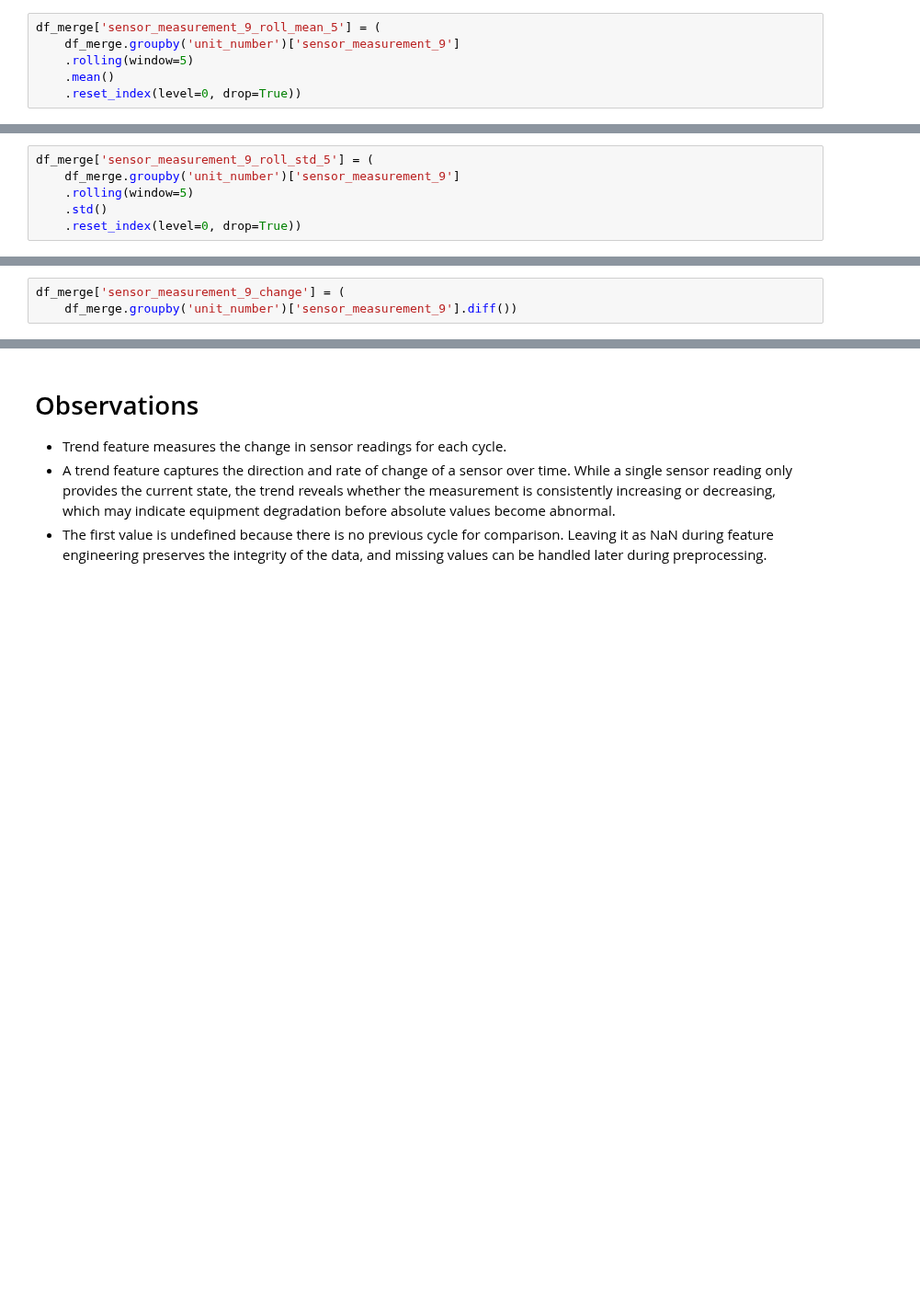
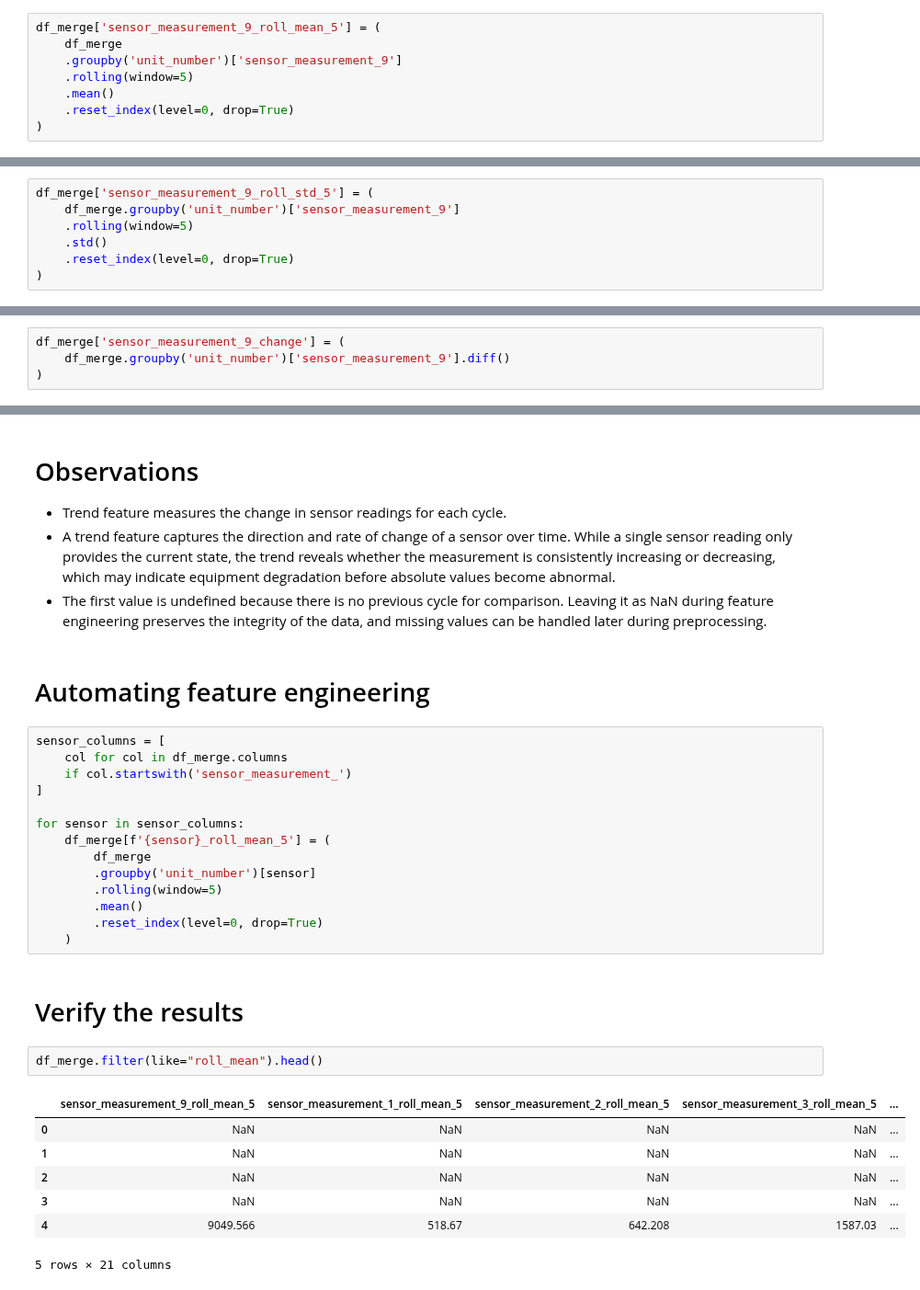
Before and after one commit to morgan-swe/Nasa-Rocket-Engine-Predictive-Maintenance, a Jupyter notebook: notebooks/05_feature_engineering.ipynb, the cells around one changed output, grey strips where cells are left out. Shown at 92% size. Saved outputs shown, nothing was run; the diff lists cells and outputs as text; blank space fills up the shorter version.

Commit message:
Automate rolling mean

```diff
--- a/notebooks/05_feature_engineering.ipynb
+++ b/notebooks/05_feature_engineering.ipynb
@@ -84,10 +84,12 @@ df_merge.to_csv(output_dir + "/train_FD001_with_RUL.csv", index=False)
 This section creates rolling averages for important sensors to capture recent engine behavior.
 # %%
 df_merge['sensor_measurement_9_roll_mean_5'] = (
-    df_merge.groupby('unit_number')['sensor_measurement_9']
+    df_merge
+    .groupby('unit_number')['sensor_measurement_9']
     .rolling(window=5)
     .mean()
-    .reset_index(level=0, drop=True))
+    .reset_index(level=0, drop=True)
+)
 # %% [markdown]
 ## Verifying results
 # %%
@@ -135,7 +137,8 @@ df_merge['sensor_measurement_9_roll_std_5'] = (
     df_merge.groupby('unit_number')['sensor_measurement_9']
     .rolling(window=5)
     .std()
-    .reset_index(level=0, drop=True))
+    .reset_index(level=0, drop=True)
+)
 # %% [markdown]
 ## Verifying the results
 # %%
@@ -184,7 +187,8 @@ fig.legend(loc='upper right')
 This section creates features that measure how quickly sensor values change over time.
 # %%
 df_merge['sensor_measurement_9_change'] = (
-    df_merge.groupby('unit_number')['sensor_measurement_9'].diff())
+    df_merge.groupby('unit_number')['sensor_measurement_9'].diff()
+)
 # %% [markdown]
 ## Verifying the results
 # %%
@@ -229,3 +233,31 @@ fig.legend(lines1 + lines2, labels1 + labels2, loc='upper right')
 - Trend feature measures the change in sensor readings for each cycle.
 - A trend feature captures the direction and rate of change of a sensor over time. While a single sensor reading only provides the current state, the trend reveals whether the measurement is consistently increasing or decreasing, which may indicate equipment degradation before absolute values become abnormal.
 - The first value is undefined because there is no previous cycle for comparison. Leaving it as NaN during feature engineering preserves the integrity of the data, and missing values can be handled later during preprocessing.
+# %% [markdown]
+# Automating feature engineering
+# %%
+sensor_columns = [
+    col for col in df_merge.columns
+    if col.startswith('sensor_measurement_')
+]
+
+for sensor in sensor_columns:
+    df_merge[f'{sensor}_roll_mean_5'] = (
+        df_merge
+        .groupby('unit_number')[sensor]
+        .rolling(window=5)
+        .mean()
+        .reset_index(level=0, drop=True)
+    )
+# %% [markdown]
+# Verify the results
+# %%
+df_merge.filter(like="roll_mean").head()
+# %% [output]
+|  | sensor_measurement_9_roll_mean_5 | sensor_measurement_1_roll_mean_5 | sensor_measurement_2_roll_mean_5 | sensor_measurement_3_roll_mean_5 | ... |
+| 0 | NaN | NaN | NaN | NaN | ... |
+| 1 | NaN | NaN | NaN | NaN | ... |
+| 2 | NaN | NaN | NaN | NaN | ... |
+| 3 | NaN | NaN | NaN | NaN | ... |
+| 4 | 9049.566 | 518.67 | 642.208 | 1587.03 | ... |
+5 rows × 21 columns
```
